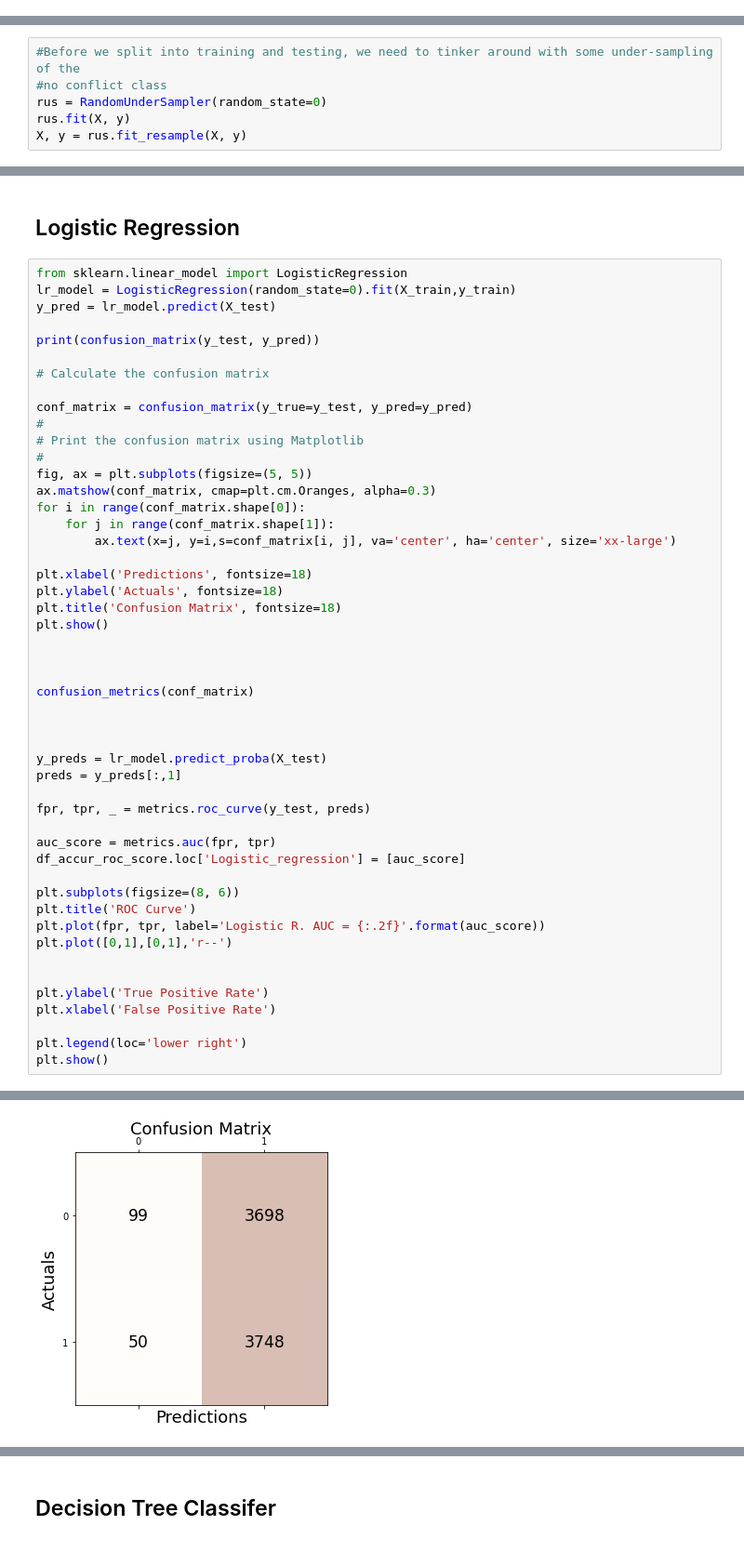
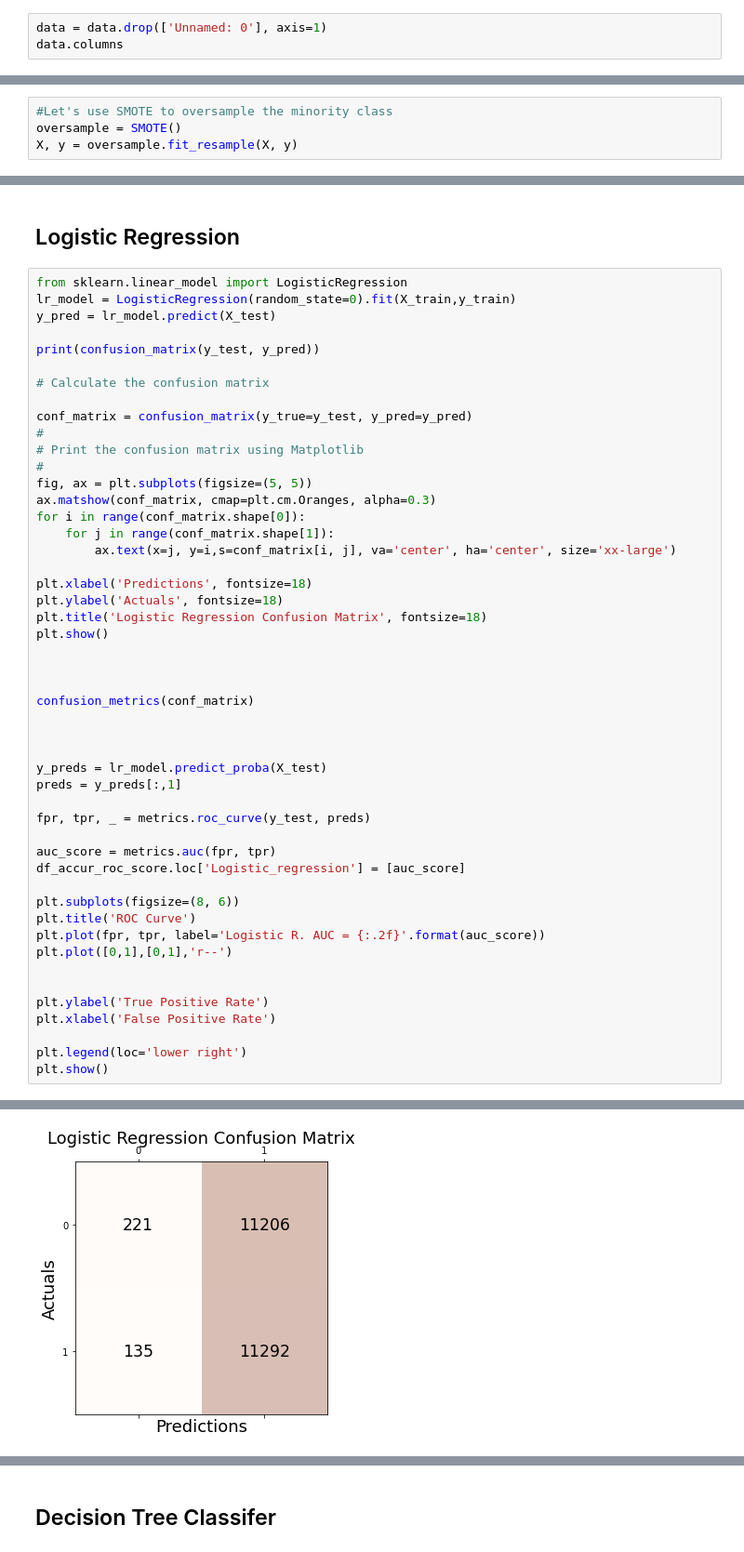
Before and after one commit to DataScience4Health-Fall2022/termproject-baymax, a Jupyter notebook: MachineLearningModels.ipynb, the cells around one changed output, grey strips where cells are left out. Shown at 93% size. Saved outputs shown, nothing was run; the diff lists cells and outputs as text.

Commit message:
Updated Machine Learning Models with SMOTE and Explainable Ai

```diff
--- a/MachineLearningModels.ipynb
+++ b/MachineLearningModels.ipynb
@@ -44,0 +25,3 @@ Index(['Unnamed: 0', 'CHROM', 'POS', 'REF', 'ALT', 'AF_ESP', 'AF_EXAC',
+# %%
+data = data.drop(['Unnamed: 0'], axis=1)
+data.columns
@@ -114,9 +118,3 @@ cancer = data
 
 X = data.drop(columns=['CLASS'])
 y = data['CLASS']
-# %%
-#Before we split into training and testing, we need to tinker around with some under-sampling of the
-#no conflict class
-rus = RandomUnderSampler(random_state=0)
-rus.fit(X, y)
-X, y = rus.fit_resample(X, y)
@@ -122,0 +132,4 @@ X, y = rus.fit_resample(X, y)
+# %%
+#Let's use SMOTE to oversample the minority class
+oversample = SMOTE()
+X, y = oversample.fit_resample(X, y)
@@ -221,7 +244,7 @@ for i in range(conf_matrix.shape[0]):
 
 plt.xlabel('Predictions', fontsize=18)
 plt.ylabel('Actuals', fontsize=18)
-plt.title('Confusion Matrix', fontsize=18)
+plt.title('Logistic Regression Confusion Matrix', fontsize=18)
 plt.show()
 
 
@@ -255 +278 @@ plt.show()
-[figure, old version]
+[figure, new version]
```
Also changed, not shown: parts of 33 cells of this notebook.
